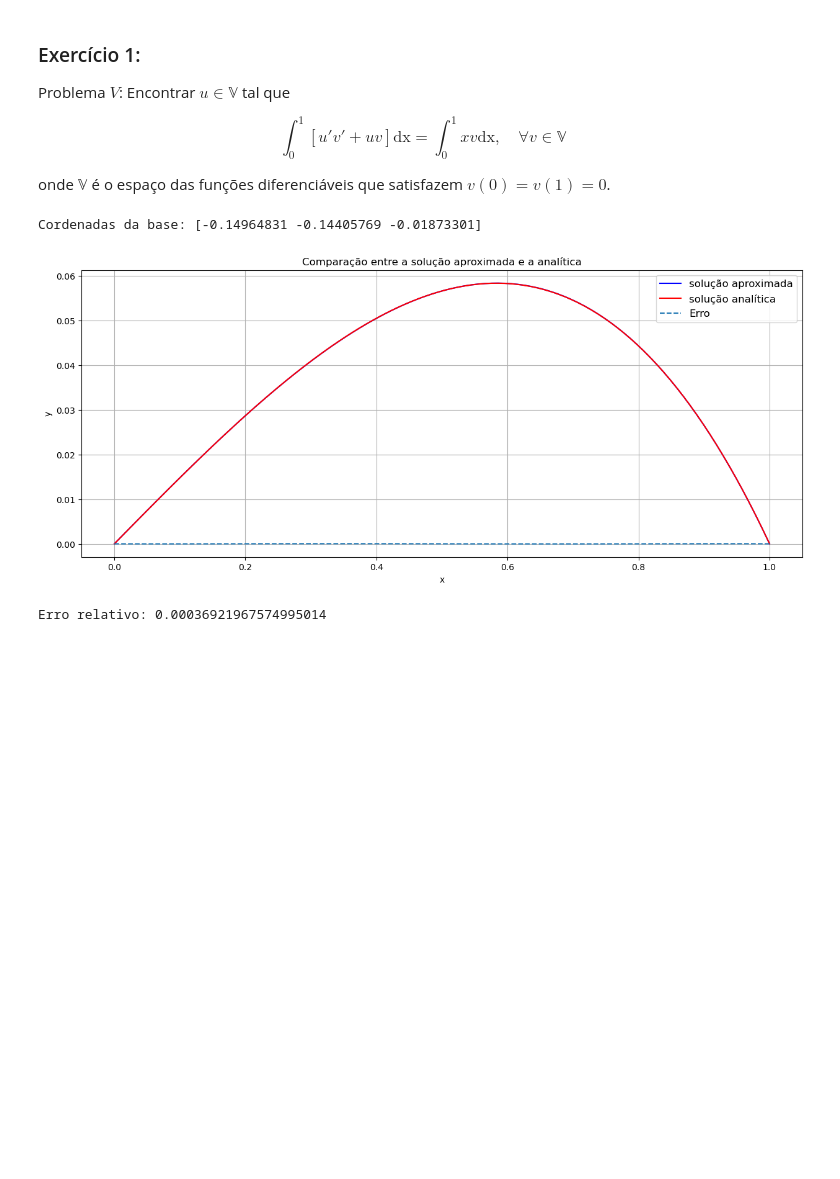
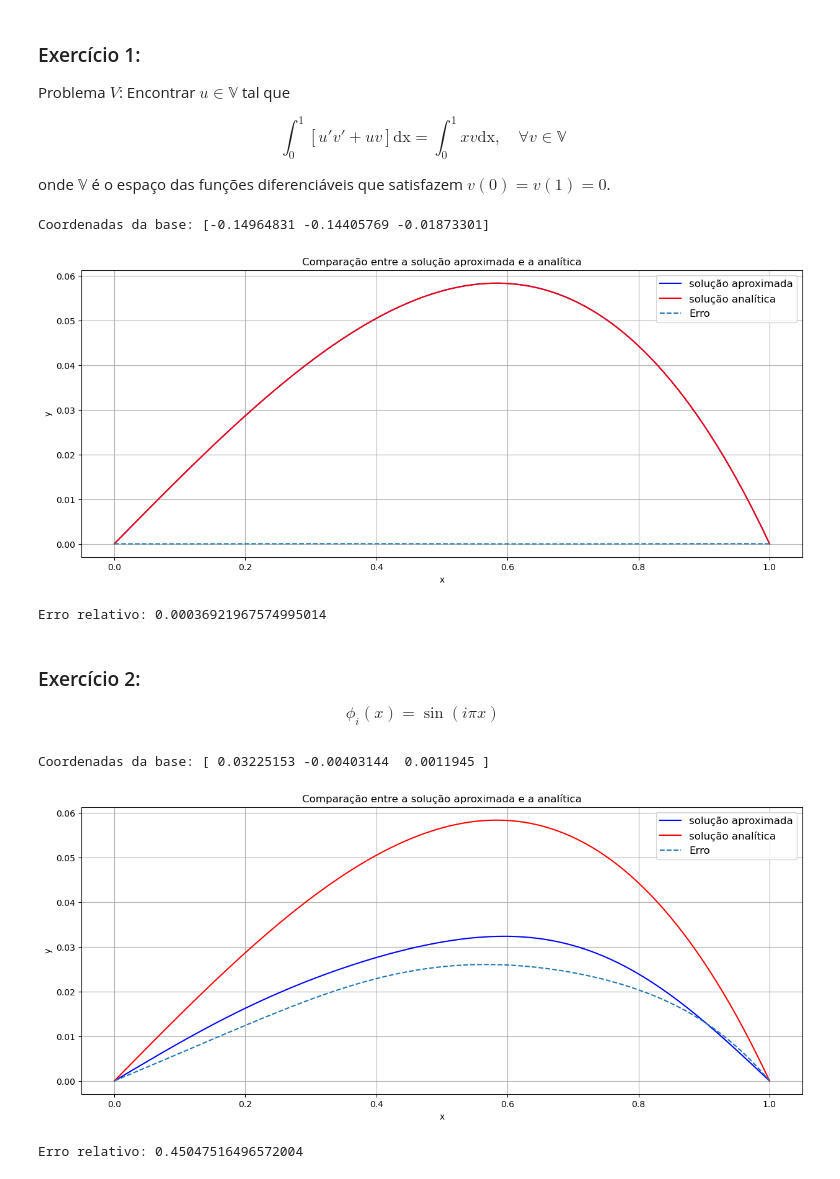
Before and after one commit to rangelalbuq/FEM-MS712, a Jupyter notebook: Galerkin_python.ipynb, the cells around one changed output. Saved outputs shown, nothing was run; the diff lists cells and outputs as text; code cells hidden in the pictures; blank space fills up the shorter version.

Commit message:
Exercício 2

```diff
--- a/Galerkin_python.ipynb
+++ b/Galerkin_python.ipynb
@@ -132,15 +132,63 @@ basis_functions = [basis_func_1, basis_func_2, basis_func_3]
 
 f = lambda x: x
 
-sol_analitica = expression = lambda x: -(np.exp(1 - x) - np.exp(1 + x) - x + np.exp(2) * x) / (1 - np.exp(2))
+sol_analitica  = lambda x: -(np.exp(1 - x) - np.exp(1 + x) - x + np.exp(2) * x) / (1 - np.exp(2))
 
 coef_gaussian = galerkin_method(basis_functions, f, funcionais_1, x_inicial, x_final, gaussian_quad)
 sol_aproximada = linear_combination_function(coef_gaussian, basis_functions)
-print(f"Cordenadas da base: {coef_gaussian}")
+print(f"Coordenadas da base: {coef_gaussian}")
 
 X = np.linspace(0,1,100)
 plot_sol(X, sol_aproximada, sol_analitica)
 # %% [output]
-Cordenadas da base: [-0.14964831 -0.14405769 -0.01873301]
+Coordenadas da base: [-0.14964831 -0.14405769 -0.01873301]
 [figure]
 Erro relativo: 0.00036921967574995014
+# %% [markdown]
+### Exercício 2:
+
+\begin{equation}
+\phi_i(x) = \sin{(i\pi x)}
+\end{equation}
+# %%
+def galerkin_method_2(basis_functions, fonte, funcional_fonte, x_inicial, x_final, integration_method, args=None):
+    #args = num_partitions caso integration_method == trapezoidal_rule]
+    n = len(basis_functions)
+    A = np.zeros((n, n))
+    l = np.zeros(n)
+
+    for i in range(n):
+        for j in range(n):
+            if i == j:
+                A[i,j] = (i+1)**2 * np.pi**2
+            else:
+                A[i,j] = 0
+
+        l[i] = funcional_fonte(basis_functions[i], fonte, integration_method, x_inicial, x_final, args)
+
+    coef = np.linalg.solve(A, l)
+    return coef
+# %%
+x_inicial = 0
+x_final = 1
+
+basis_func_1 = lambda x: np.sin(1* np.pi * x)
+basis_func_2 = lambda x: np.sin(2* np.pi * x)
+basis_func_3 = lambda x: np.sin(3* np.pi * x)
+
+basis_functions = [basis_func_1, basis_func_2, basis_func_3]
+
+f = lambda x: x
+
+sol_analitica = lambda x: -(np.exp(1 - x) - np.exp(1 + x) - x + np.exp(2) * x) / (1 - np.exp(2))
+
+coef_gaussian = galerkin_method_2(basis_functions, f, funcional_fonte_1, x_inicial, x_final, gaussian_quad)
+sol_aproximada = linear_combination_function(coef_gaussian, basis_functions)
+print(f"Coordenadas da base: {coef_gaussian}")
+
+X = np.linspace(0,1,100)
+plot_sol(X, sol_aproximada, sol_analitica)
+# %% [output]
+Coordenadas da base: [ 0.03225153 -0.00403144  0.0011945 ]
+[figure, added]
+Erro relativo: 0.45047516496572004
```
Also changed, not shown: parts of 1 cell of this notebook.
